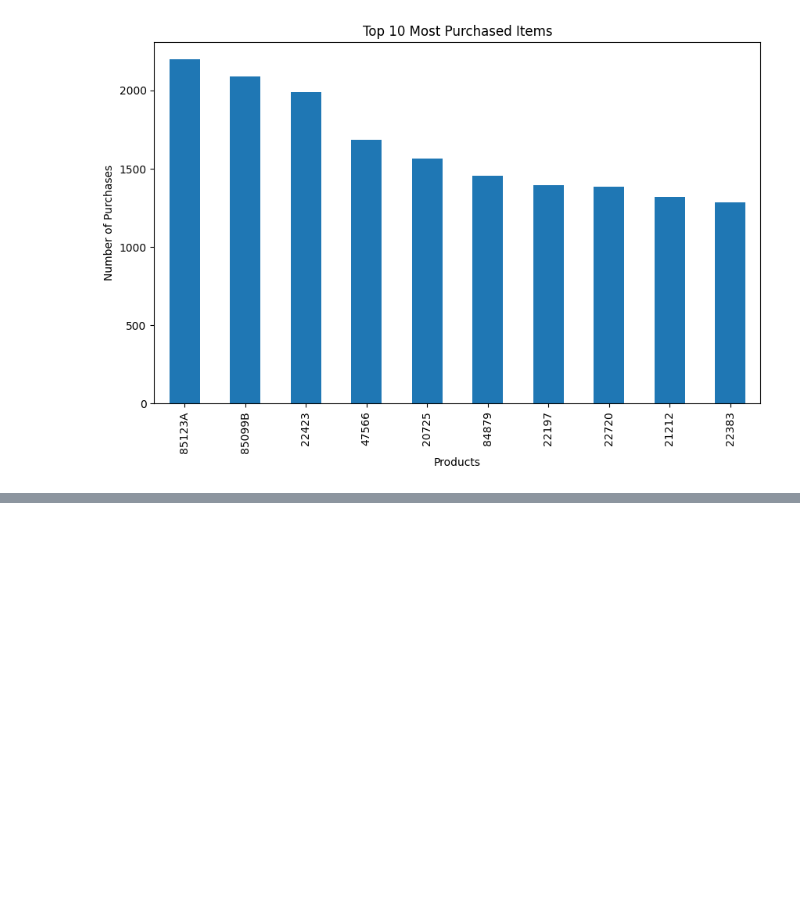
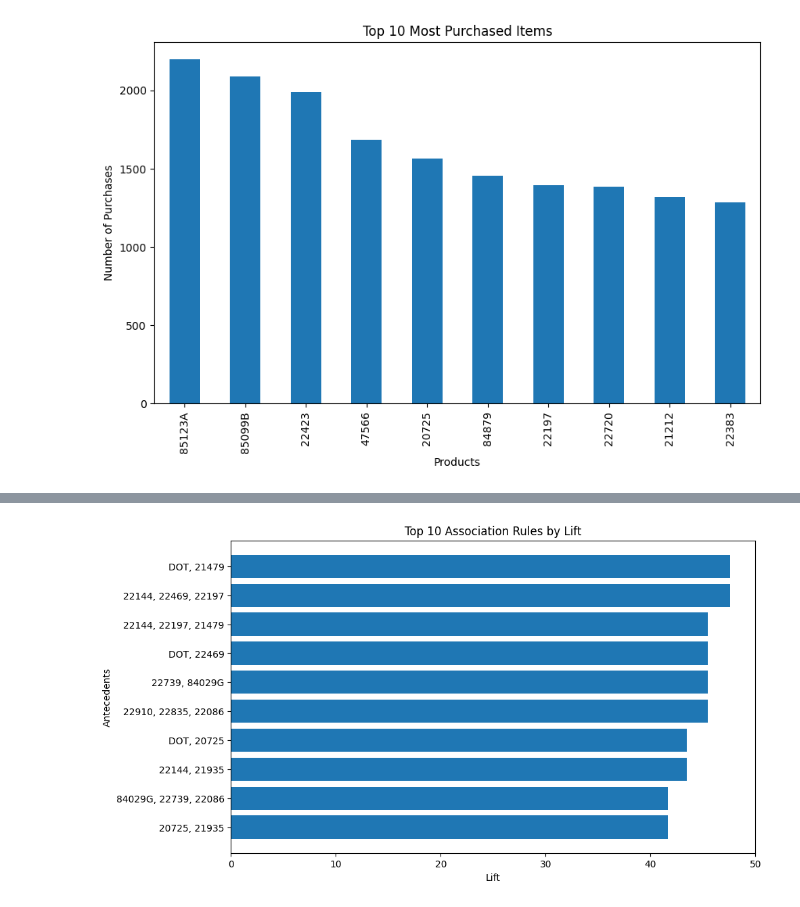
Before and after one commit to codebasics/project-da-online-retail-pandas, a Jupyter notebook: online_retail_analysis.ipynb, the cells around one changed output, grey strips where cells are left out. Cells and saved outputs as stored; diff of their text form; code cells hidden in the pictures; blank space fills up the shorter version.

```diff
--- a/online_retail_analysis.ipynb
+++ b/online_retail_analysis.ipynb
@@ -402,0 +418,9 @@ plt.show()
+# %%
+# Taking a small basket running analysis on entire basket takes 13 GB of memory. So taking the first 1000 records just to
+# demonstrate how this works
+small_basket = basket.head(1000)
+# %%
+from mlxtend.frequent_patterns import apriori, association_rules
+
+frequent_itemsets = apriori(small_basket, min_support=0.02, use_colnames=True)
+frequent_itemsets
@@ -402,0 +441,4 @@ plt.show()
+# %%
+# Generate association rules
+rules = association_rules(frequent_itemsets, metric="lift", min_threshold=1.0, num_itemsets=3)
+rules
@@ -402,0 +459,3 @@ plt.show()
+# %%
+top_rules = rules.sort_values('lift', ascending=False).head(10)
+top_rules
@@ -402,0 +474,10 @@ plt.show()
+# %%
+plt.figure(figsize=(10, 6))
+plt.barh(top_rules['antecedents'].apply(lambda x: ', '.join(map(str, list(x)))), top_rules['lift'])
+plt.xlabel('Lift')
+plt.ylabel('Antecedents')
+plt.title('Top 10 Association Rules by Lift')
+plt.gca().invert_yaxis()
+plt.show()
+# %% [output]
+[figure, added]
```
Also changed, not shown: parts of 6 cells of this notebook.
